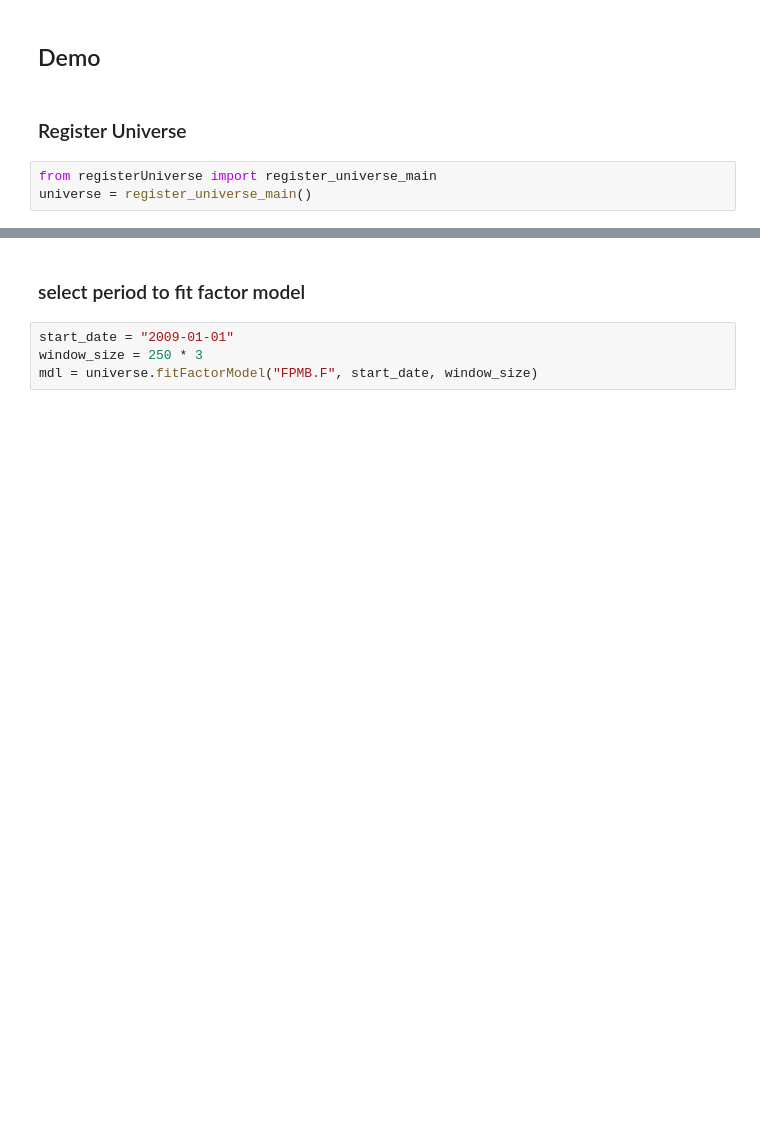
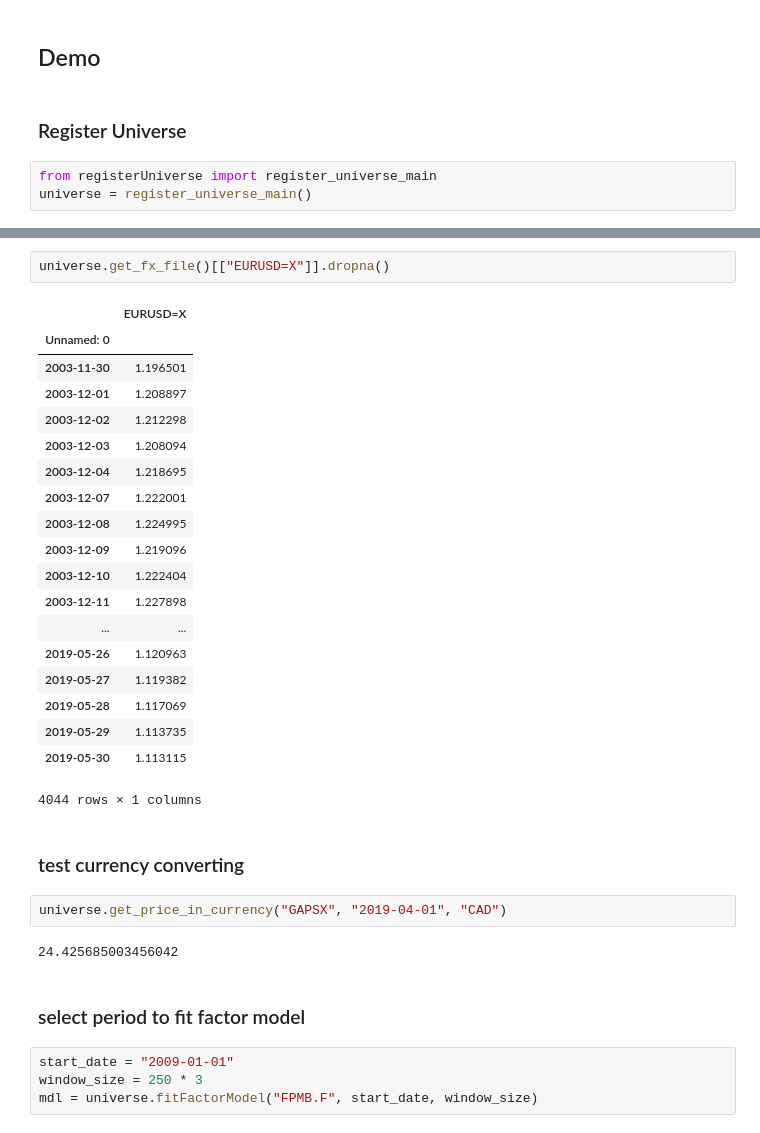
Before and after one commit to CherryADA/RoboAdvisor, a Jupyter notebook: Universe_Demo.ipynb, the cells around one changed output, grey strips where cells are left out. Cells and saved outputs as stored; diff of their text form; blank space fills up the shorter version.

```diff
--- a/Universe_Demo.ipynb
+++ b/Universe_Demo.ipynb
@@ -36,4 +40,32 @@ ETF:FixedIncome
 has been registered!
+# %%
+universe.get_fx_file()[["EURUSD=X"]].dropna()
+# %% [output]
+|  | EURUSD=X |
+| Unnamed: 0 |  |
+| 2003-11-30 | 1.196501 |
+| 2003-12-01 | 1.208897 |
+| 2003-12-02 | 1.212298 |
+| 2003-12-03 | 1.208094 |
+| 2003-12-04 | 1.218695 |
+| 2003-12-07 | 1.222001 |
+| 2003-12-08 | 1.224995 |
+| 2003-12-09 | 1.219096 |
+| 2003-12-10 | 1.222404 |
+| 2003-12-11 | 1.227898 |
+| ... | ... |
+| 2019-05-26 | 1.120963 |
+| 2019-05-27 | 1.119382 |
+| 2019-05-28 | 1.117069 |
+| 2019-05-29 | 1.113735 |
+| 2019-05-30 | 1.113115 |
+4044 rows × 1 columns
+# %% [markdown]
+### test currency converting
+# %%
+universe.get_price_in_currency("GAPSX", "2019-04-01", "CAD")
+# %% [output]
+24.425685003456042
 # %% [markdown]
 ### select period to fit factor model
 # %%
```
Also changed, not shown: parts of 9 cells of this notebook, 3 other files.
